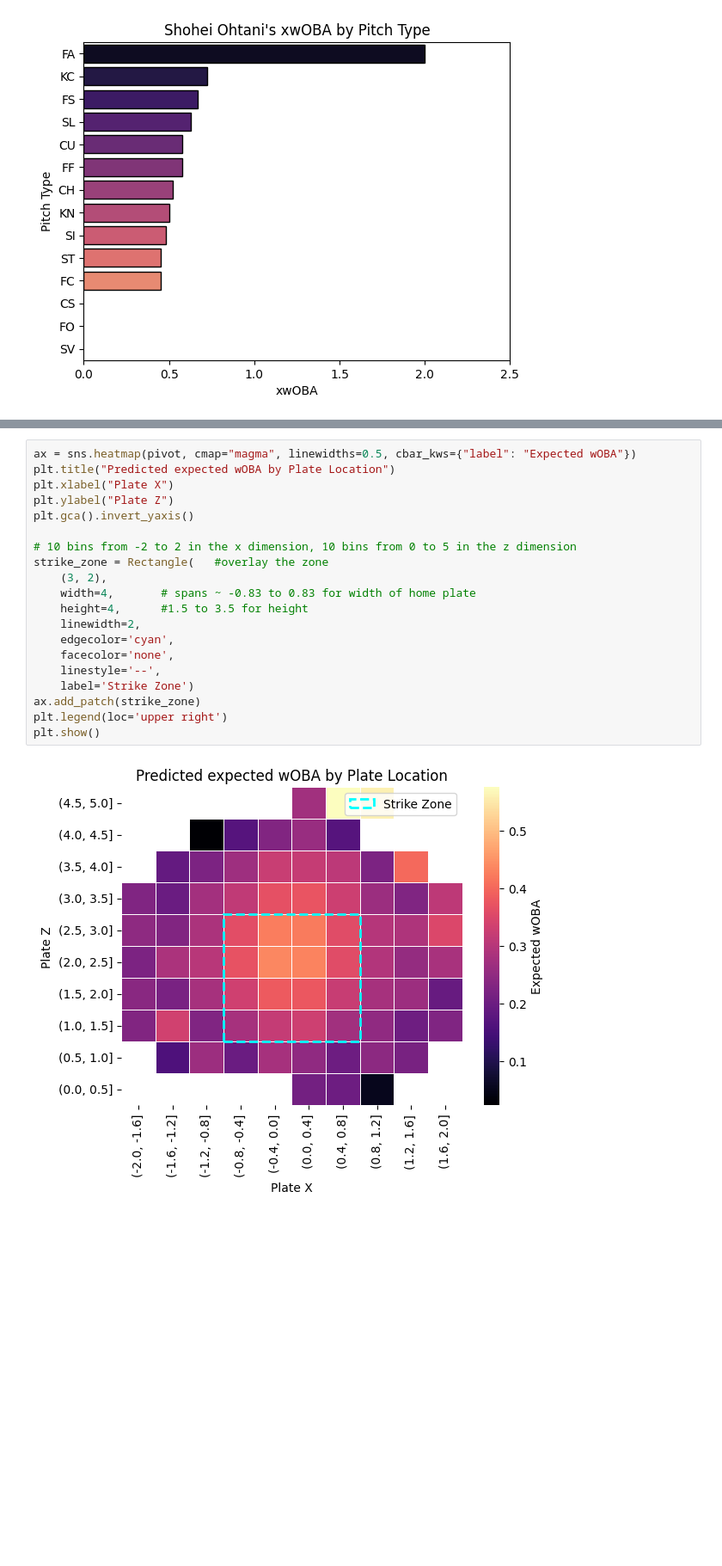
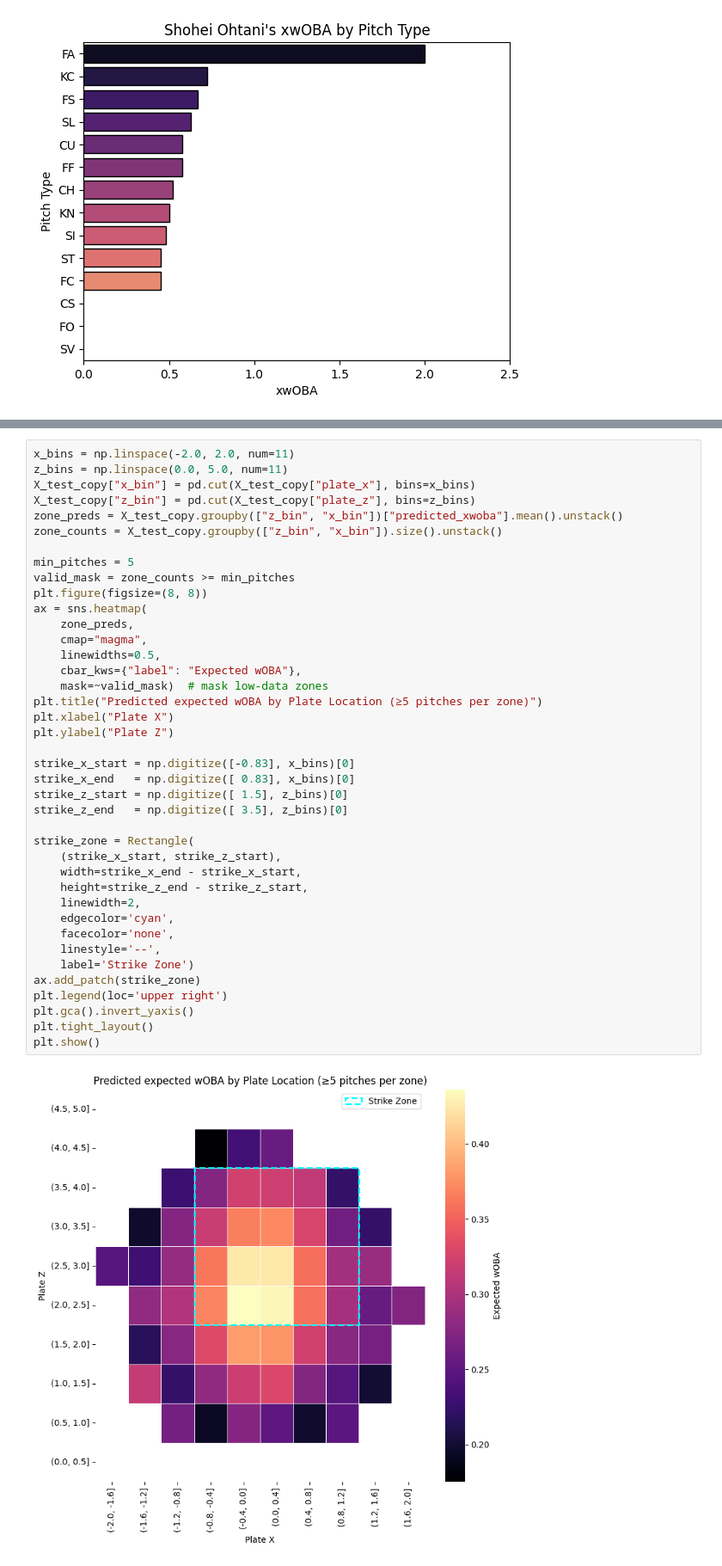
Before and after one commit to zybecker/DS-5500, a Jupyter notebook: XGBoost/Updated XGBoost.ipynb, the cells around one changed output, grey strips where cells are left out. Shown at 86% size. Drawn from its saved outputs; the diff is of its cells as text; blank space fills up the shorter version.

```diff
--- a/XGBoost/Updated XGBoost.ipynb
+++ b/XGBoost/Updated XGBoost.ipynb
@@ -237,22 +253,42 @@ shap.plots.waterfall(shap_values_single[0], max_display=10)
 # %%
-ax = sns.heatmap(pivot, cmap="magma", linewidths=0.5, cbar_kws={"label": "Expected wOBA"})
-plt.title("Predicted expected wOBA by Plate Location")
+x_bins = np.linspace(-2.0, 2.0, num=11)
+z_bins = np.linspace(0.0, 5.0, num=11)
+X_test_copy["x_bin"] = pd.cut(X_test_copy["plate_x"], bins=x_bins)
+X_test_copy["z_bin"] = pd.cut(X_test_copy["plate_z"], bins=z_bins)
+zone_preds = X_test_copy.groupby(["z_bin", "x_bin"])["predicted_xwoba"].mean().unstack()
+zone_counts = X_test_copy.groupby(["z_bin", "x_bin"]).size().unstack()
+
+min_pitches = 5
+valid_mask = zone_counts >= min_pitches
+plt.figure(figsize=(8, 8))
+ax = sns.heatmap(
+    zone_preds,
+    cmap="magma",
+    linewidths=0.5,
+    cbar_kws={"label": "Expected wOBA"},
+    mask=~valid_mask)  # mask low-data zones
+plt.title("Predicted expected wOBA by Plate Location (≥5 pitches per zone)")
 plt.xlabel("Plate X")
 plt.ylabel("Plate Z")
-plt.gca().invert_yaxis()
 
-# 10 bins from -2 to 2 in the x dimension, 10 bins from 0 to 5 in the z dimension
-strike_zone = Rectangle(   #overlay the zone
-    (3, 2),
-    width=4,       # spans ~ -0.83 to 0.83 for width of home plate
-    height=4,      #1.5 to 3.5 for height
+strike_x_start = np.digitize([-0.83], x_bins)[0]
+strike_x_end   = np.digitize([ 0.83], x_bins)[0]
+strike_z_start = np.digitize([ 1.5], z_bins)[0]
+strike_z_end   = np.digitize([ 3.5], z_bins)[0]
+
+strike_zone = Rectangle(
+    (strike_x_start, strike_z_start),
+    width=strike_x_end - strike_x_start,
+    height=strike_z_end - strike_z_start,
     linewidth=2,
     edgecolor='cyan',
     facecolor='none',
     linestyle='--',
     label='Strike Zone')
 ax.add_patch(strike_zone)
 plt.legend(loc='upper right')
+plt.gca().invert_yaxis()
+plt.tight_layout()
 plt.show()
 # %% [output]
-[figure, old version]
+[figure, new version]
```
Also changed, not shown: parts of 9 cells of this notebook.
